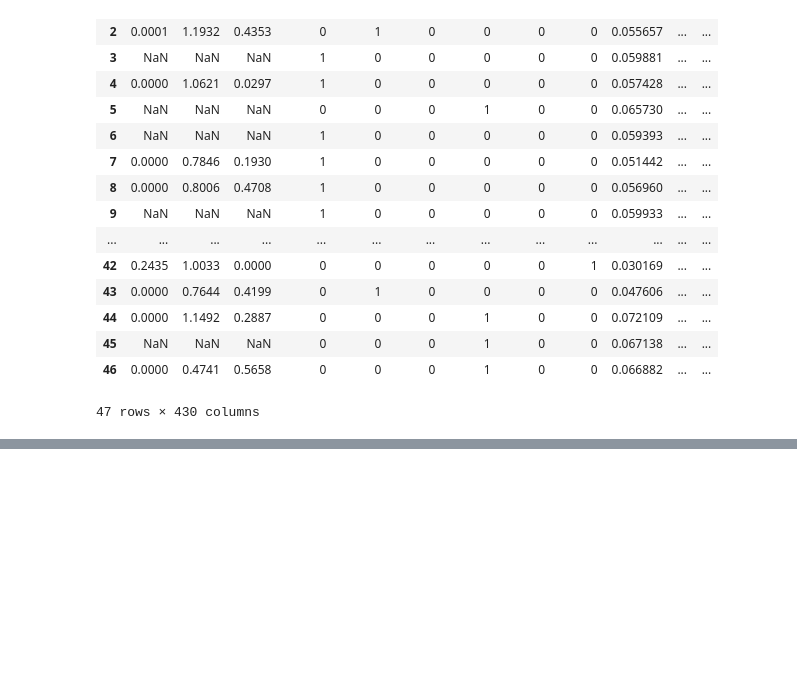
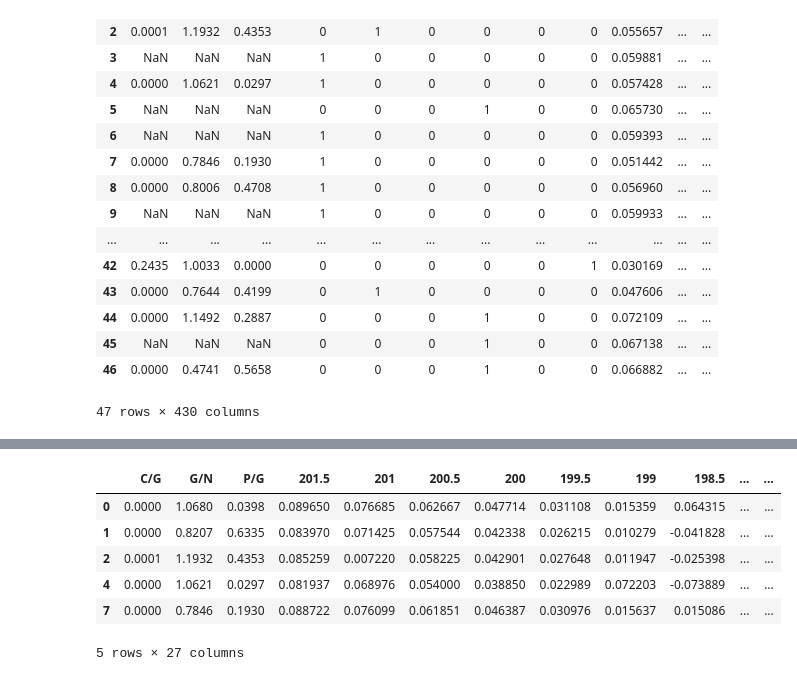
Before and after one commit to jorgeberrezueta/QuimioV2, a Jupyter notebook: main.ipynb, the cells around one changed output, grey strips where cells are left out. Cells and saved outputs as stored; diff of their text form; code cells hidden in the pictures; blank space fills up the shorter version.

```diff
--- a/main.ipynb
+++ b/main.ipynb
@@ -336,0 +330,18 @@ plt.show()
+# %%
+# subset = df.iloc[:, -20:-14]
+subset = df.iloc[:, -24:]
+nums_col = subset.columns
+comp_col = ['C/G', 'G/N', 'P/G']
+
+
+subset = df[[*comp_col, *nums_col]].dropna()
+col = subset.columns
+subset.head()
+# %% [output]
+|  | C/G | G/N | P/G | 201.5 | 201 | 200.5 | 200 | 199.5 | 199 | 198.5 | ... | ... |
+| 0 | 0.0000 | 1.0680 | 0.0398 | 0.089650 | 0.076685 | 0.062667 | 0.047714 | 0.031108 | 0.015359 | 0.064315 | ... | ... |
+| 1 | 0.0000 | 0.8207 | 0.6335 | 0.083970 | 0.071425 | 0.057544 | 0.042338 | 0.026215 | 0.010279 | -0.041828 | ... | ... |
+| 2 | 0.0001 | 1.1932 | 0.4353 | 0.085259 | 0.007220 | 0.058225 | 0.042901 | 0.027648 | 0.011947 | -0.025398 | ... | ... |
+| 4 | 0.0000 | 1.0621 | 0.0297 | 0.081937 | 0.068976 | 0.054000 | 0.038850 | 0.022989 | 0.072203 | -0.073889 | ... | ... |
+| 7 | 0.0000 | 0.7846 | 0.1930 | 0.088722 | 0.076099 | 0.061851 | 0.046387 | 0.030976 | 0.015637 | 0.015086 | ... | ... |
+5 rows × 27 columns
```
Also changed, not shown: parts of 13 cells of this notebook, 9 other files.
